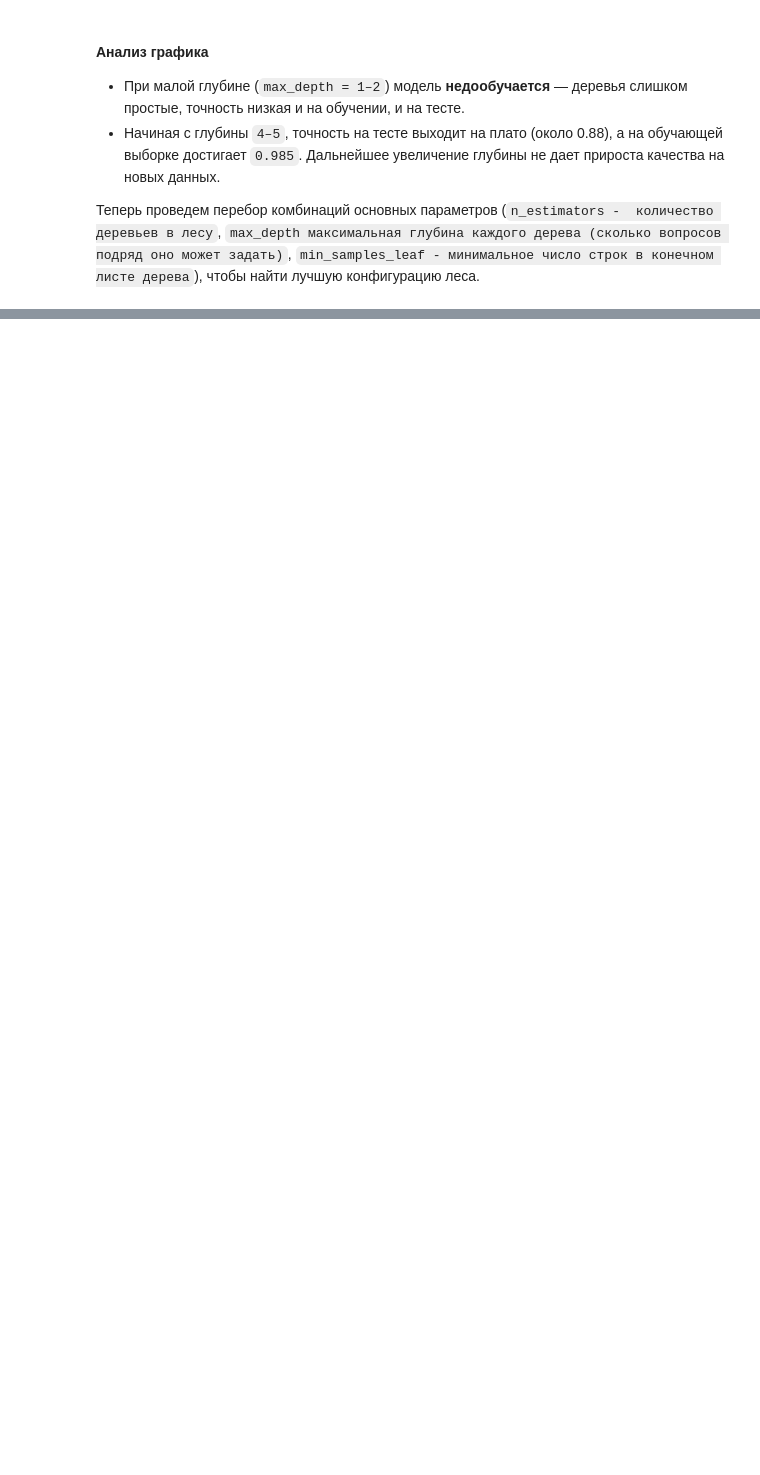
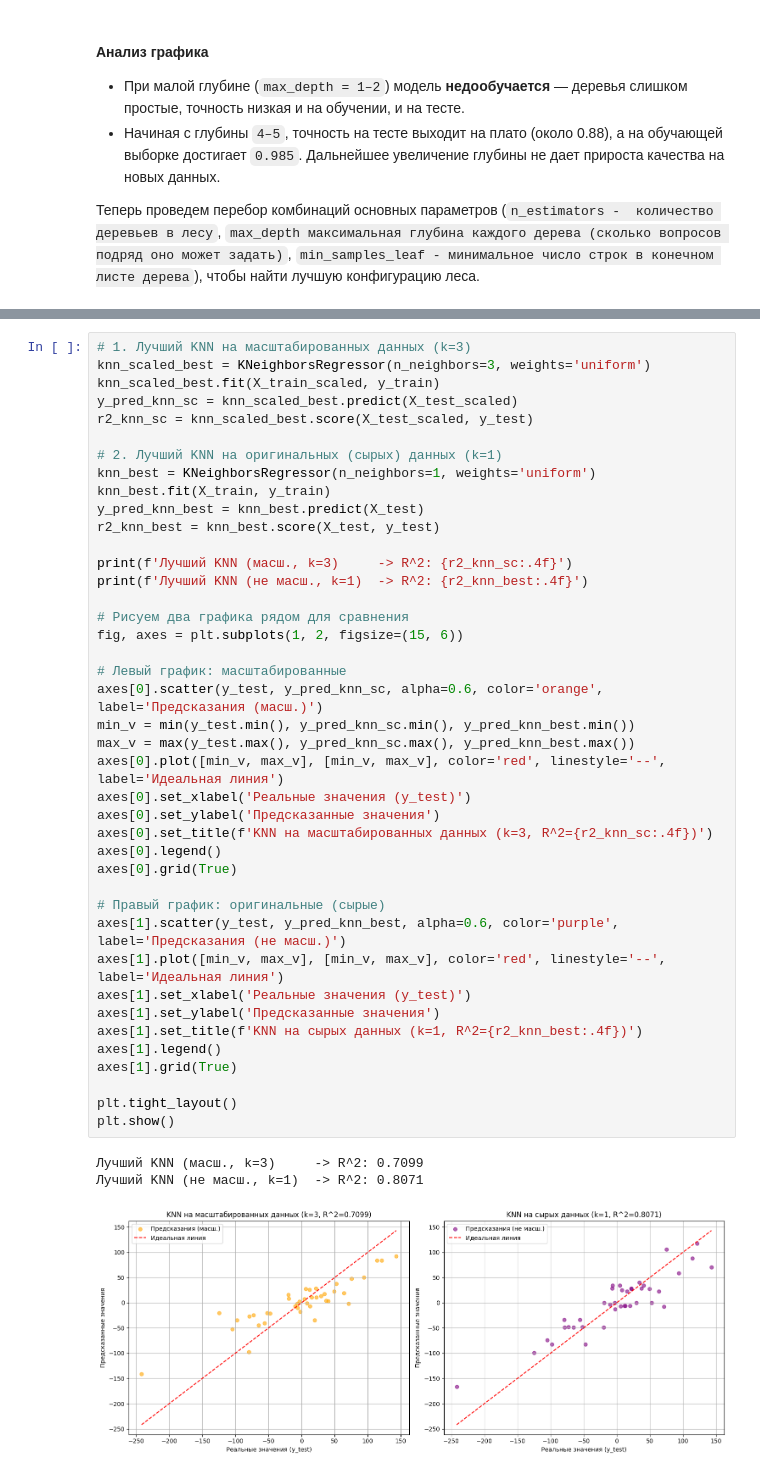
Before and after one commit to Tsvil12/MLsemestr, a Jupyter notebook: task1_regression/regression_v2.ipynb, the cells around one changed output, grey strips where cells are left out. Drawn from its saved outputs; the diff is of its cells as text; blank space fills up the shorter version.

```diff
--- a/task1_regression/regression_v2.ipynb
+++ b/task1_regression/regression_v2.ipynb
@@ -478,0 +522,45 @@ dtype: float64
+# %%
+# 1. Лучший KNN на масштабированных данных (k=3)
+knn_scaled_best = KNeighborsRegressor(n_neighbors=3, weights='uniform')
+knn_scaled_best.fit(X_train_scaled, y_train)
+y_pred_knn_sc = knn_scaled_best.predict(X_test_scaled)
+r2_knn_sc = knn_scaled_best.score(X_test_scaled, y_test)
+
+# 2. Лучший KNN на оригинальных (сырых) данных (k=1)
+knn_best = KNeighborsRegressor(n_neighbors=1, weights='uniform')
+knn_best.fit(X_train, y_train)
+y_pred_knn_best = knn_best.predict(X_test)
+r2_knn_best = knn_best.score(X_test, y_test)
+
+print(f'Лучший KNN (масш., k=3)     -> R^2: {r2_knn_sc:.4f}')
+print(f'Лучший KNN (не масш., k=1)  -> R^2: {r2_knn_best:.4f}')
+
+# Рисуем два графика рядом для сравнения
+fig, axes = plt.subplots(1, 2, figsize=(15, 6))
+
+# Левый график: масштабированные
+axes[0].scatter(y_test, y_pred_knn_sc, alpha=0.6, color='orange', label='Предсказания (масш.)')
+min_v = min(y_test.min(), y_pred_knn_sc.min(), y_pred_knn_best.min())
+max_v = max(y_test.max(), y_pred_knn_sc.max(), y_pred_knn_best.max())
+axes[0].plot([min_v, max_v], [min_v, max_v], color='red', linestyle='--', label='Идеальная линия')
+axes[0].set_xlabel('Реальные значения (y_test)')
+axes[0].set_ylabel('Предсказанные значения')
+axes[0].set_title(f'KNN на масштабированных данных (k=3, R^2={r2_knn_sc:.4f})')
+axes[0].legend()
+axes[0].grid(True)
+
+# Правый график: оригинальные (сырые)
+axes[1].scatter(y_test, y_pred_knn_best, alpha=0.6, color='purple', label='Предсказания (не масш.)')
+axes[1].plot([min_v, max_v], [min_v, max_v], color='red', linestyle='--', label='Идеальная линия')
+axes[1].set_xlabel('Реальные значения (y_test)')
+axes[1].set_ylabel('Предсказанные значения')
+axes[1].set_title(f'KNN на сырых данных (k=1, R^2={r2_knn_best:.4f})')
+axes[1].legend()
+axes[1].grid(True)
+
+plt.tight_layout()
+plt.show()
+# %% [output]
+Лучший KNN (масш., k=3)     -> R^2: 0.7099
+Лучший KNN (не масш., k=1)  -> R^2: 0.8071
+[figure, added]
```
Also changed, not shown: parts of 24 cells of this notebook, 1 other file.
